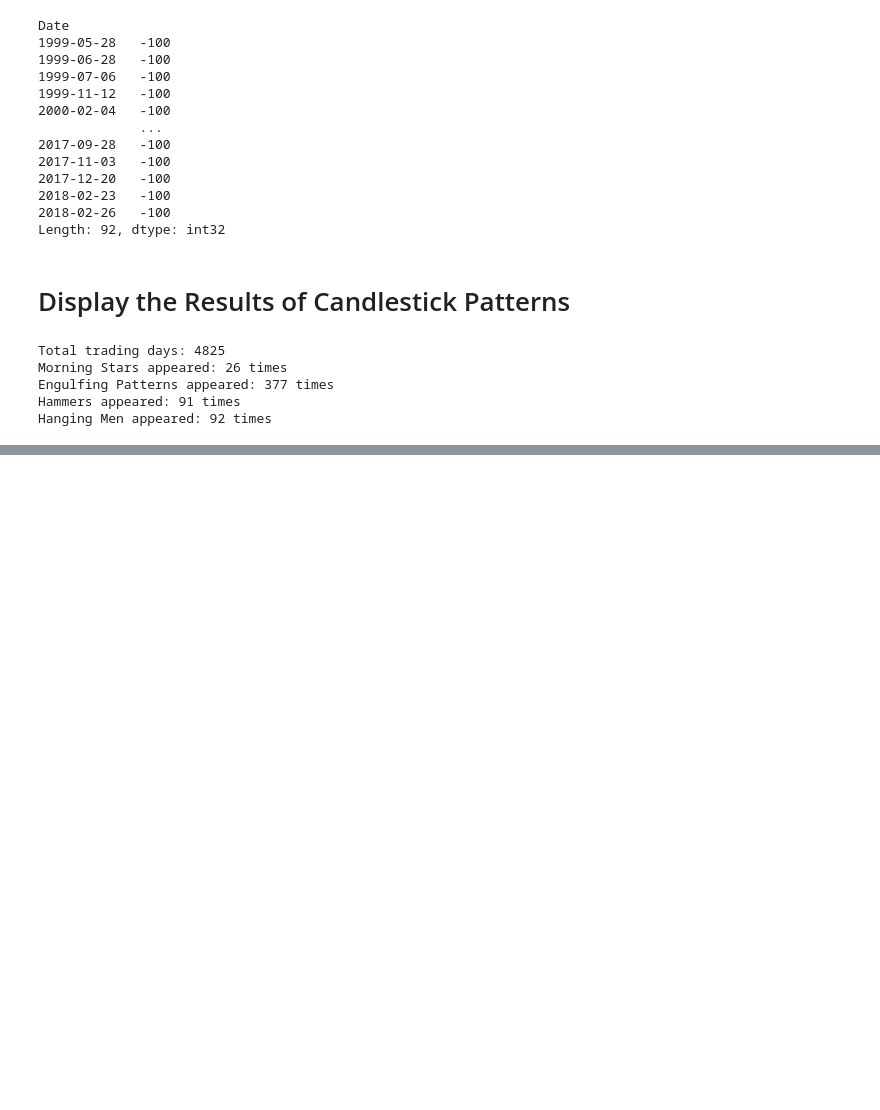
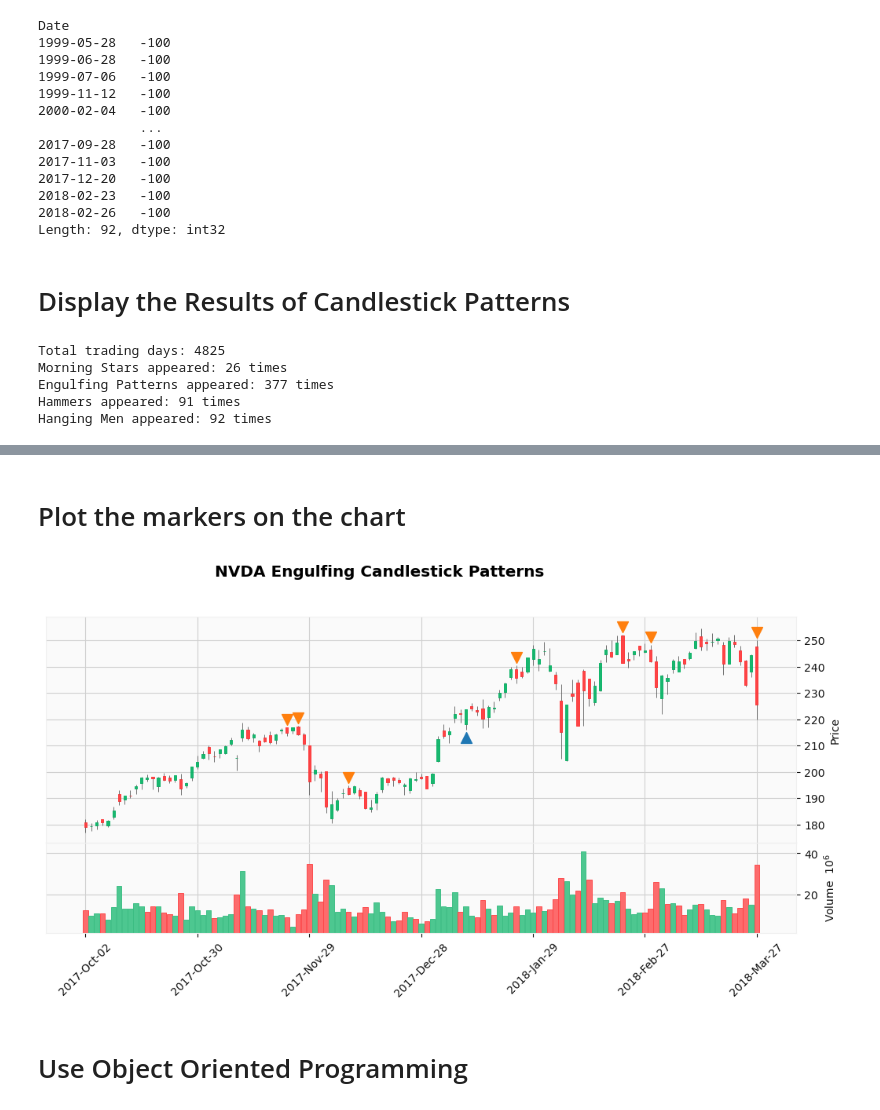
Before and after one commit to CodingIsEnjoyable/CandlestickStudy, a Jupyter notebook: CandlestickStudy.ipynb, the cells around one changed output, grey strips where cells are left out. Saved outputs shown, nothing was run; the diff lists cells and outputs as text; code cells hidden in the pictures; blank space fills up the shorter version.

```diff
--- a/CandlestickStudy.ipynb
+++ b/CandlestickStudy.ipynb
@@ -195,0 +214,4 @@ df
+# %%
+df['marker_bull_egf'] = df[df['engulfing'] == 100]['low'] - 3
+df['marker_bear_egf'] = df[df['engulfing'] == -100]['high'] + 3
+df[df['engulfing'] != 0]
@@ -195,0 +235,3 @@ df
+# %%
+sample = df.loc['2017-10-01':]
+sample[sample['engulfing'] != 0]
@@ -195,0 +249,11 @@ df
+# %% [markdown]
+# Plot the markers on the chart
+# %%
+plot_bull_egf = mpf.make_addplot(sample['marker_bull_egf'], type='scatter', marker='^', markersize=100, panel=0)
+plot_bear_egf = mpf.make_addplot(sample['marker_bear_egf'], type='scatter', marker='v', markersize=100, panel=0)
+plots_egf = [plot_bull_egf, plot_bear_egf]
+mpf.plot(sample, type='candle', figratio=(30,13), style='yahoo', volume=True, title='NVDA Engulfing Candlestick Patterns', addplot=plots_egf)
+# %% [output]
+[figure, added]
+# %% [markdown]
+# Use Object Oriented Programming
```
Also changed, not shown: parts of 12 cells of this notebook.
